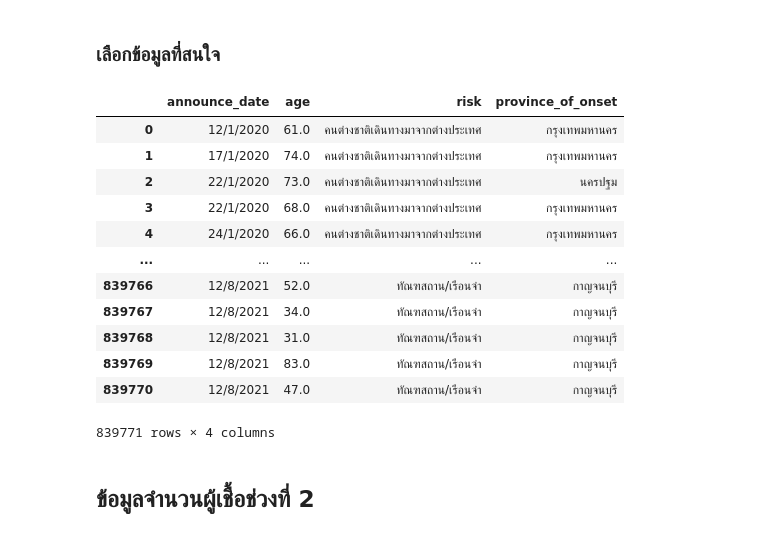
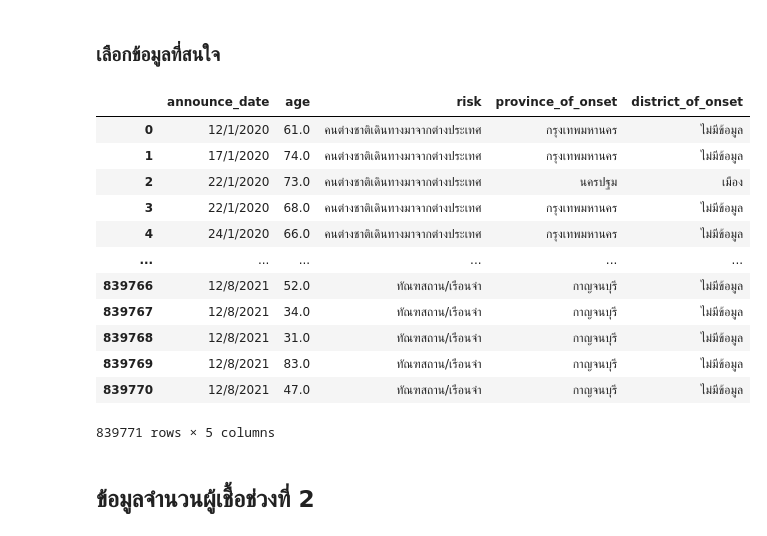
Before and after one commit to Octa-p/data_viz_2022, a Jupyter notebook: Final_Project.ipynb, the cells around one changed output. Drawn from its saved outputs; the diff is of its cells as text; code cells hidden in the pictures.

Commit message:
เพิ่ม district

```diff
--- a/Final_Project.ipynb
+++ b/Final_Project.ipynb
@@ -228,22 +228,22 @@ dtype: int64
 # %% [markdown]
 ### เลือกข้อมูลที่สนใจ
 # %%
-data_01 = case[['announce_date','age','risk','province_of_onset']]
+data_01 = case[['announce_date','age','risk','province_of_onset','district_of_onset']]
 data_01
 # %% [output]
-|  | announce_date | age | risk | province_of_onset |
-| 0 | 12/1/2020 | 61.0 | คนต่างชาติเดินทางมาจากต่างประเทศ | กรุงเทพมหานคร |
-| 1 | 17/1/2020 | 74.0 | คนต่างชาติเดินทางมาจากต่างประเทศ | กรุงเทพมหานคร |
-| 2 | 22/1/2020 | 73.0 | คนต่างชาติเดินทางมาจากต่างประเทศ | นครปฐม |
-| 3 | 22/1/2020 | 68.0 | คนต่างชาติเดินทางมาจากต่างประเทศ | กรุงเทพมหานคร |
-| 4 | 24/1/2020 | 66.0 | คนต่างชาติเดินทางมาจากต่างประเทศ | กรุงเทพมหานคร |
-| ... | ... | ... | ... | ... |
-| 839766 | 12/8/2021 | 52.0 | ทัณฑสถาน/เรือนจำ | กาญจนบุรี |
-| 839767 | 12/8/2021 | 34.0 | ทัณฑสถาน/เรือนจำ | กาญจนบุรี |
-| 839768 | 12/8/2021 | 31.0 | ทัณฑสถาน/เรือนจำ | กาญจนบุรี |
-| 839769 | 12/8/2021 | 83.0 | ทัณฑสถาน/เรือนจำ | กาญจนบุรี |
-| 839770 | 12/8/2021 | 47.0 | ทัณฑสถาน/เรือนจำ | กาญจนบุรี |
+|  | announce_date | age | risk | province_of_onset | district_of_onset |
+| 0 | 12/1/2020 | 61.0 | คนต่างชาติเดินทางมาจากต่างประเทศ | กรุงเทพมหานคร | ไม่มีข้อมูล |
+| 1 | 17/1/2020 | 74.0 | คนต่างชาติเดินทางมาจากต่างประเทศ | กรุงเทพมหานคร | ไม่มีข้อมูล |
+| 2 | 22/1/2020 | 73.0 | คนต่างชาติเดินทางมาจากต่างประเทศ | นครปฐม | เมือง |
+| 3 | 22/1/2020 | 68.0 | คนต่างชาติเดินทางมาจากต่างประเทศ | กรุงเทพมหานคร | ไม่มีข้อมูล |
+| 4 | 24/1/2020 | 66.0 | คนต่างชาติเดินทางมาจากต่างประเทศ | กรุงเทพมหานคร | ไม่มีข้อมูล |
+| ... | ... | ... | ... | ... | ... |
+| 839766 | 12/8/2021 | 52.0 | ทัณฑสถาน/เรือนจำ | กาญจนบุรี | ไม่มีข้อมูล |
+| 839767 | 12/8/2021 | 34.0 | ทัณฑสถาน/เรือนจำ | กาญจนบุรี | ไม่มีข้อมูล |
+| 839768 | 12/8/2021 | 31.0 | ทัณฑสถาน/เรือนจำ | กาญจนบุรี | ไม่มีข้อมูล |
+| 839769 | 12/8/2021 | 83.0 | ทัณฑสถาน/เรือนจำ | กาญจนบุรี | ไม่มีข้อมูล |
+| 839770 | 12/8/2021 | 47.0 | ทัณฑสถาน/เรือนจำ | กาญจนบุรี | ไม่มีข้อมูล |
-839771 rows × 4 columns
+839771 rows × 5 columns
 # %% [markdown]
 ## ข้อมูลจำนวนผู้เชื้อช่วงที่ 2
 # %%
```
Also changed, not shown: parts of 11 cells of this notebook.
